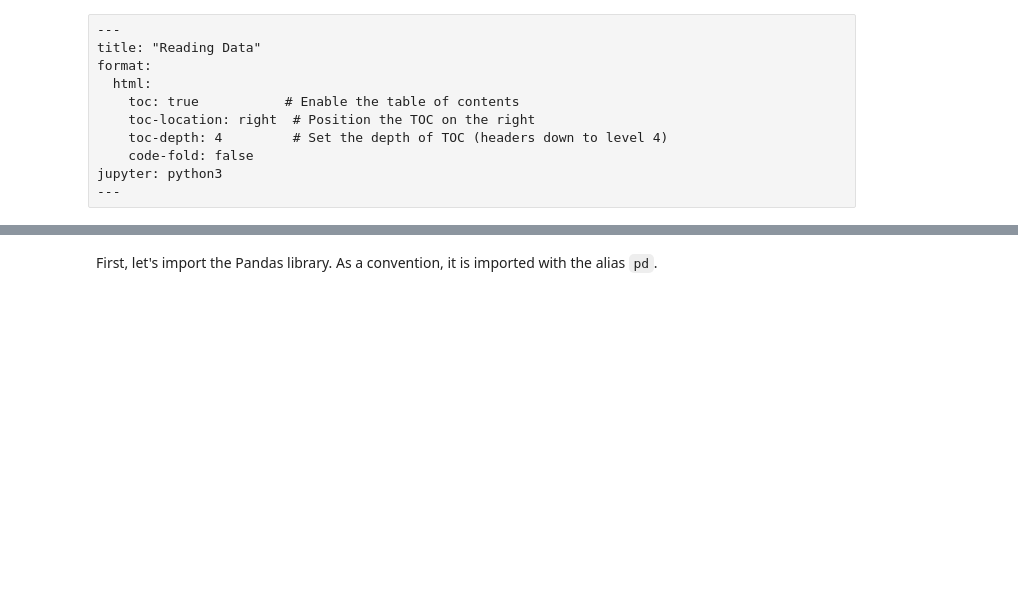
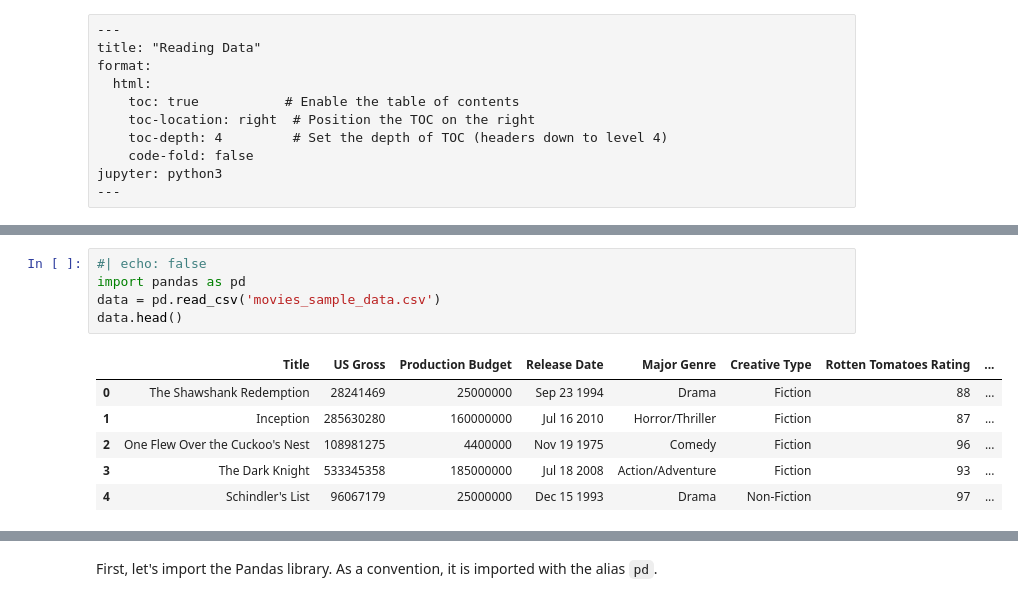
Before and after one commit to Lizhen0909/nu-stat303-1-sec20-coursebook, a Jupyter notebook: Reading data.ipynb, the cells around one changed output, grey strips where cells are left out. Cells and saved outputs as stored; diff of their text form; blank space fills up the shorter version.

```diff
--- a/Reading data.ipynb
+++ b/Reading data.ipynb
@@ -17,0 +31,12 @@ In this course, we will focus on analyzing structured data.
+# %%
+#| echo: false
+import pandas as pd
+data = pd.read_csv('movies_sample_data.csv')
+data.head()
+# %% [output]
+|  | Title | US Gross | Production Budget | Release Date | Major Genre | Creative Type | Rotten Tomatoes Rating | ... |
+| 0 | The Shawshank Redemption | 28241469 | 25000000 | Sep 23 1994 | Drama | Fiction | 88 | ... |
+| 1 | Inception | 285630280 | 160000000 | Jul 16 2010 | Horror/Thriller | Fiction | 87 | ... |
+| 2 | One Flew Over the Cuckoo's Nest | 108981275 | 4400000 | Nov 19 1975 | Comedy | Fiction | 96 | ... |
+| 3 | The Dark Knight | 533345358 | 185000000 | Jul 18 2008 | Action/Adventure | Fiction | 93 | ... |
+| 4 | Schindler's List | 96067179 | 25000000 | Dec 15 1993 | Drama | Non-Fiction | 97 | ... |
```
Also changed, not shown: parts of 6 cells of this notebook, 6 other files.
